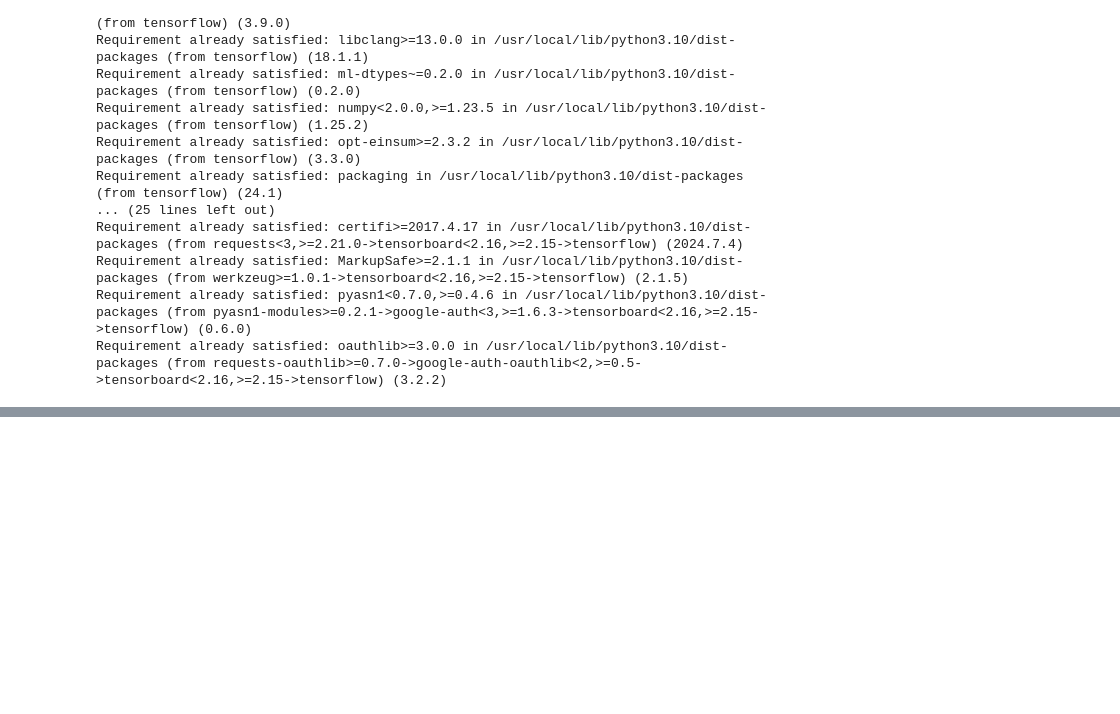
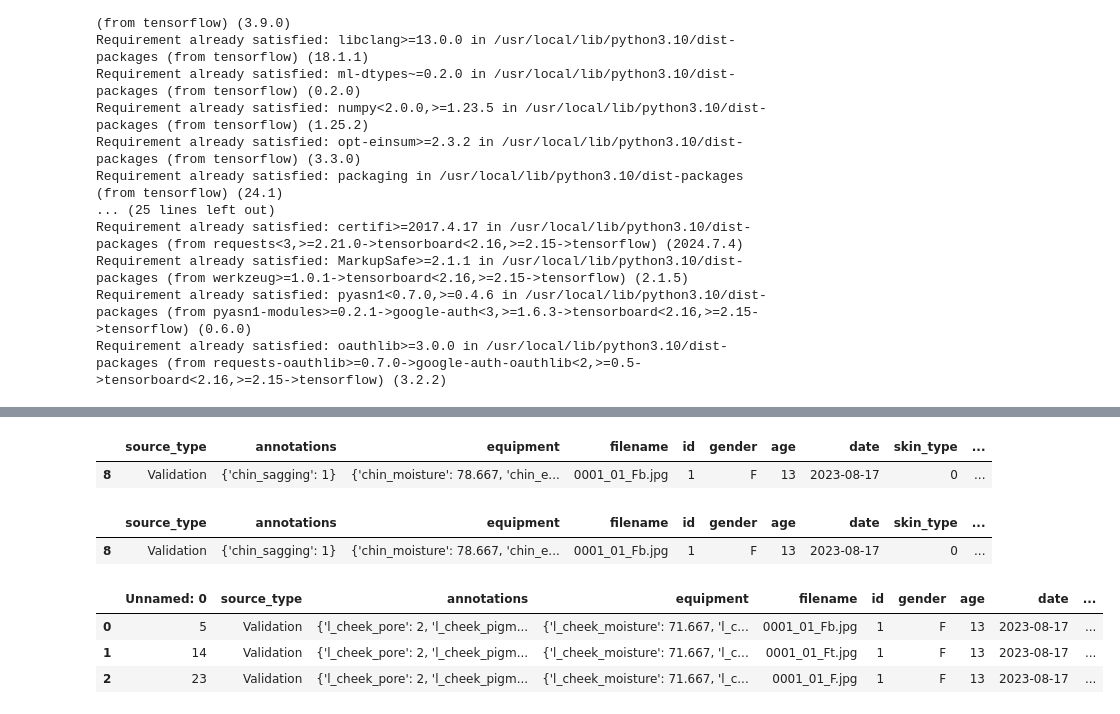
Before and after one commit to rlfgus0821/-HTML-, a Jupyter notebook: Final project/개인모델 수정 epoch30.ipynb, the cells around one changed output, grey strips where cells are left out. Saved outputs shown, nothing was run; the diff lists cells and outputs as text; code cells hidden in the pictures; blank space fills up the shorter version.

```diff
--- a/Final project/개인모델 수정 epoch30.ipynb
+++ b/Final project/개인모델 수정 epoch30.ipynb
@@ -302,0 +647,20 @@ Epoch 1/100
+# %%
+chin_df = pd.read_csv(base_path + 'chin.csv', index_col=0)
+for col in ['annotations','equipment']:
+        chin_df[col] = chin_df[col].apply(lambda x: eval(x) if isinstance(x, str) else x)
+chin_df.head(1)
+# %% [output]
+|  | source_type | annotations | equipment | filename | id | gender | age | date | skin_type | ... |
+| 8 | Validation | {'chin_sagging': 1} | {'chin_moisture': 78.667, 'chin_e... | 0001_01_Fb.jpg | 1 | F | 13 | 2023-08-17 | 0 | ... |
+# %%
+acne_list = []
+# wrinkle_list = []
+for d in chin_df['annotations']:
+    acne_list.append(d['chin_sagging'])
+    # wrinkle_list.append(d['r_cheek_pigmentation'])
+chin_df['sagging'] = acne_list
+# r_cheek_df['pigmentation'] = wrinkle_list
+chin_df.head(1)
+# %% [output]
+|  | source_type | annotations | equipment | filename | id | gender | age | date | skin_type | ... |
+| 8 | Validation | {'chin_sagging': 1} | {'chin_moisture': 78.667, 'chin_e... | 0001_01_Fb.jpg | 1 | F | 13 | 2023-08-17 | 0 | ... |
@@ -302,0 +669,10 @@ Epoch 1/100
+# %%
+face_list = ['face','forehead','glabellus','l_perocular','r_perocular','l_cheek','r_cheek','lip','chin']
+base_path = '/gdrive/MyDrive/Final project/1_Red/3_데이터수집_저장/0_데이터수집폴더/피부 원본 데이터/라벨링 데이터/'
+df = pd.read_csv(base_path + 'l_cheek.csv')
+df.head(3)
+# %% [output]
+|  | Unnamed: 0 | source_type | annotations | equipment | filename | id | gender | age | date | ... |
+| 0 | 5 | Validation | {'l_cheek_pore': 2, 'l_cheek_pigm... | {'l_cheek_moisture': 71.667, 'l_c... | 0001_01_Fb.jpg | 1 | F | 13 | 2023-08-17 | ... |
+| 1 | 14 | Validation | {'l_cheek_pore': 2, 'l_cheek_pigm... | {'l_cheek_moisture': 71.667, 'l_c... | 0001_01_Ft.jpg | 1 | F | 13 | 2023-08-17 | ... |
+| 2 | 23 | Validation | {'l_cheek_pore': 2, 'l_cheek_pigm... | {'l_cheek_moisture': 71.667, 'l_c... | 0001_01_F.jpg | 1 | F | 13 | 2023-08-17 | ... |
```
Also changed, not shown: parts of 9 cells of this notebook.
